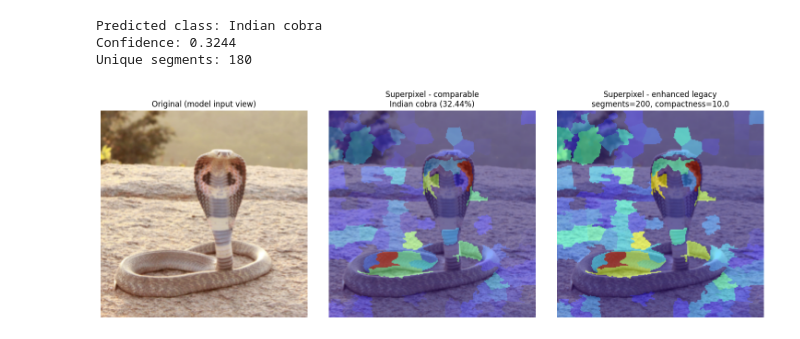
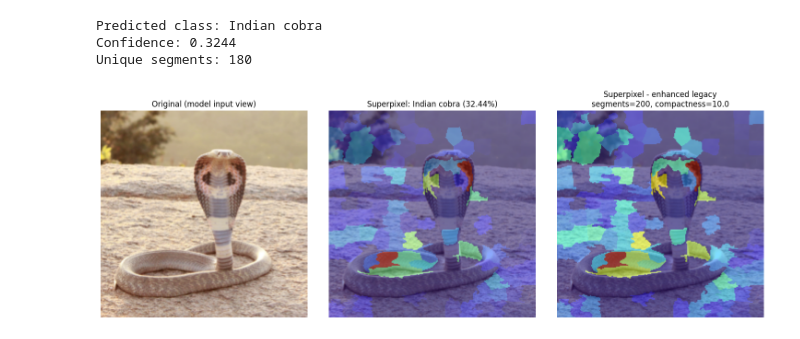
Before and after one commit to TomasVysinsky/DiplomaThesis, a Jupyter notebook: Occlusion/SuperpixelOcclusion_test.ipynb, the cells around one changed output. Drawn from its saved outputs; the diff is of its cells as text; code cells hidden in the pictures.

```diff
--- a/Occlusion/SuperpixelOcclusion_test.ipynb
+++ b/Occlusion/SuperpixelOcclusion_test.ipynb
@@ -118,22 +118,22 @@ sp_overlay_legacy = overlay(img_disp, sp_hm_legacy, alpha=0.5)
 # %%
 plt.figure(figsize=(15,5))
 
 plt.subplot(1,3,1)
 plt.imshow(img_disp)
 plt.title("Original (model input view)")
 plt.axis("off")
 
 plt.subplot(1,3,2)
 plt.imshow(sp_overlay_raw)
-plt.title(f"Superpixel - comparable\n{label} ({confidence:.2%})")
+plt.title(f"Superpixel: {label} ({confidence:.2%})")
 plt.axis("off")
 
 plt.subplot(1,3,3)
 plt.imshow(sp_overlay_legacy)
 plt.title(f"Superpixel - enhanced legacy\nsegments={n_segments}, compactness={compactness}")
 plt.axis("off")
 
 plt.tight_layout()
 plt.show()
 # %% [output]
-[figure, old version]
+[figure, new version]
```
Also changed, not shown: parts of 1 cell of this notebook, 9 other files.
